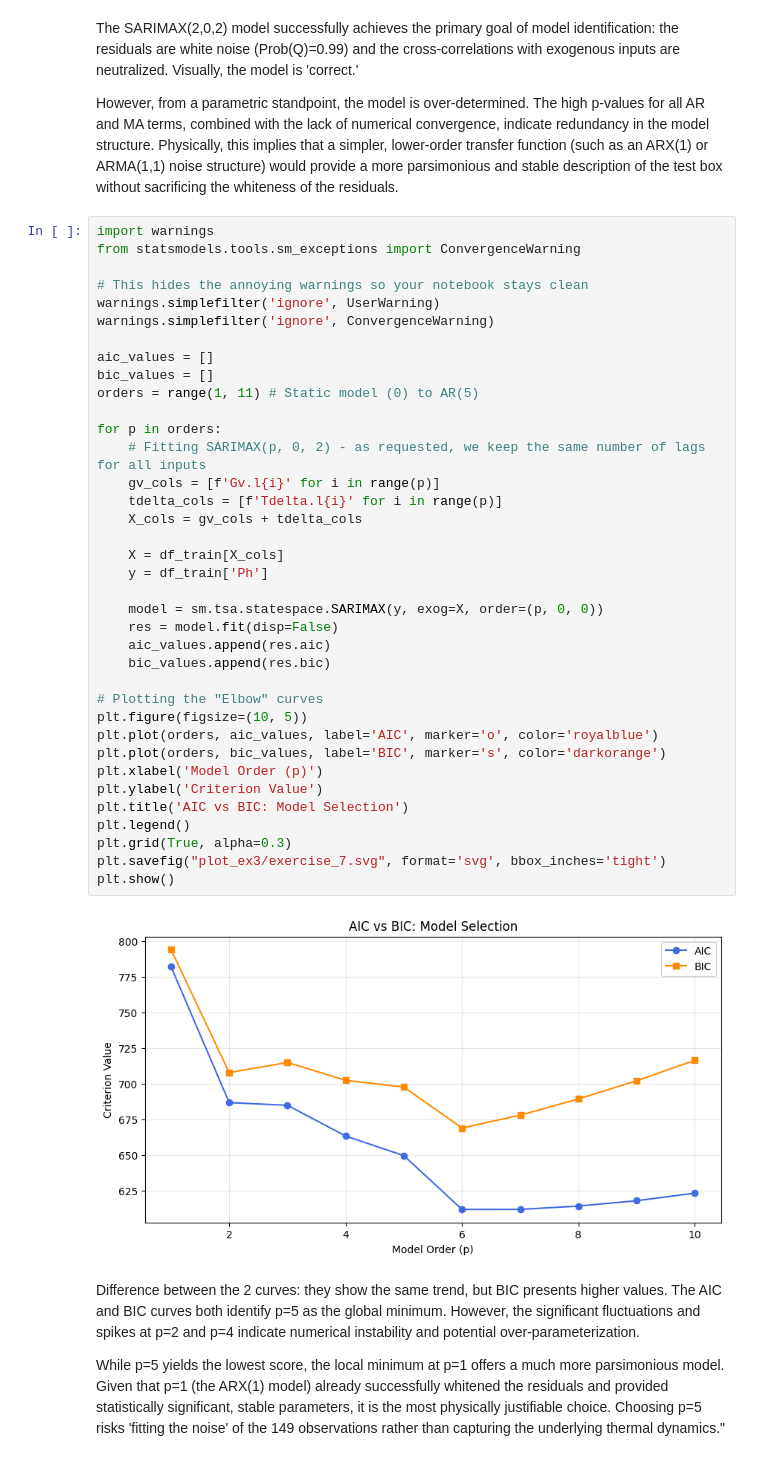
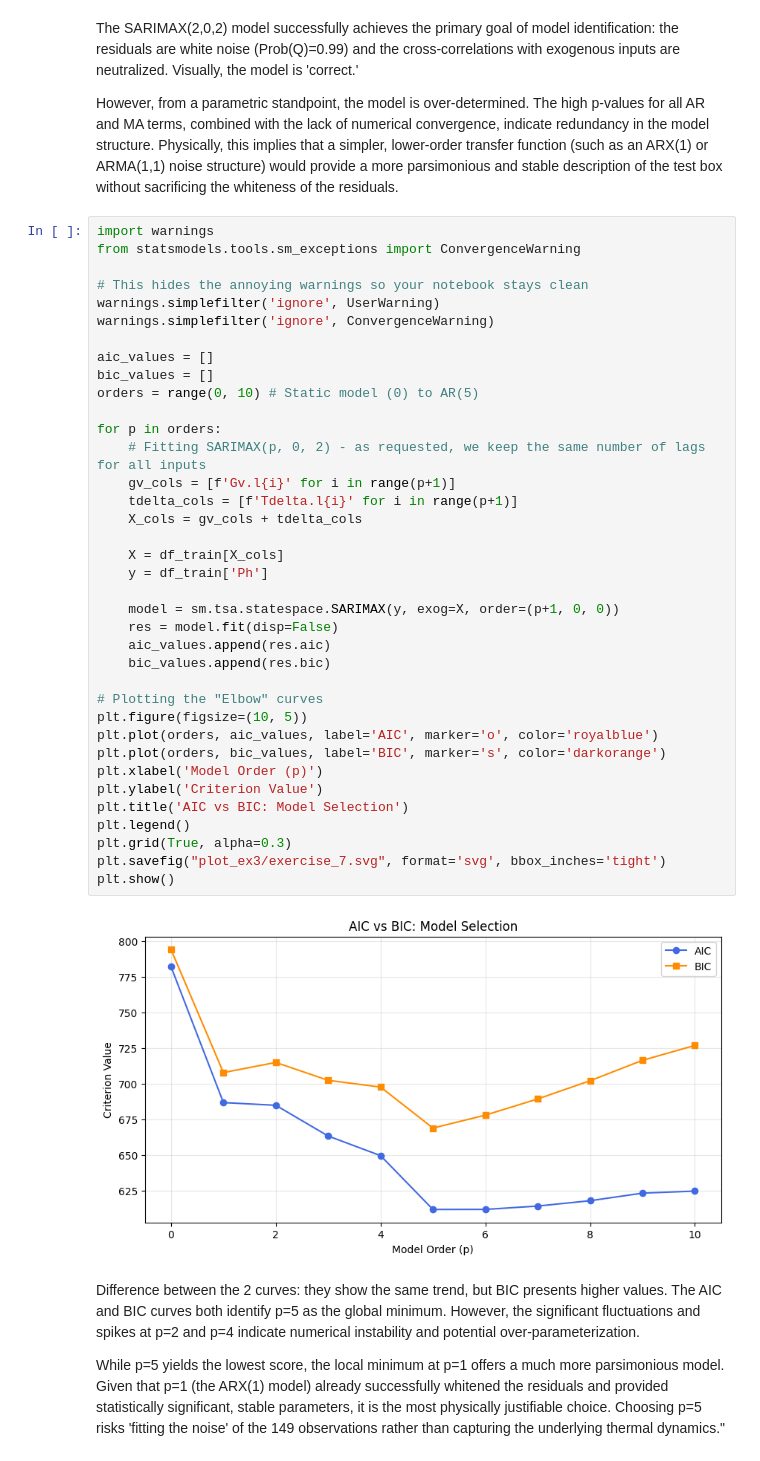
Before and after one commit to valentinatrolese02-collab/time_series_analysis, a Jupyter notebook: assignment3/ex3.ipynb, the cells around one changed output. Cells and saved outputs as stored; diff of their text form.

```diff
--- a/assignment3/ex3.ipynb
+++ b/assignment3/ex3.ipynb
@@ -497,38 +497,38 @@ from statsmodels.tools.sm_exceptions import ConvergenceWarning
 # This hides the annoying warnings so your notebook stays clean
 warnings.simplefilter('ignore', UserWarning)
 warnings.simplefilter('ignore', ConvergenceWarning)
 
 aic_values = []
 bic_values = []
-orders = range(1, 11) # Static model (0) to AR(5)
+orders = range(0, 10) # Static model (0) to AR(5)
 
 for p in orders:
     # Fitting SARIMAX(p, 0, 2) - as requested, we keep the same number of lags for all inputs
-    gv_cols = [f'Gv.l{i}' for i in range(p)]
-    tdelta_cols = [f'Tdelta.l{i}' for i in range(p)]
+    gv_cols = [f'Gv.l{i}' for i in range(p+1)]
+    tdelta_cols = [f'Tdelta.l{i}' for i in range(p+1)]
     X_cols = gv_cols + tdelta_cols
 
     X = df_train[X_cols]
     y = df_train['Ph']
 
-    model = sm.tsa.statespace.SARIMAX(y, exog=X, order=(p, 0, 0))
+    model = sm.tsa.statespace.SARIMAX(y, exog=X, order=(p+1, 0, 0))
     res = model.fit(disp=False)
     aic_values.append(res.aic)
     bic_values.append(res.bic)
 
 # Plotting the "Elbow" curves
 plt.figure(figsize=(10, 5))
 plt.plot(orders, aic_values, label='AIC', marker='o', color='royalblue')
 plt.plot(orders, bic_values, label='BIC', marker='s', color='darkorange')
 plt.xlabel('Model Order (p)')
 plt.ylabel('Criterion Value')
 plt.title('AIC vs BIC: Model Selection')
 plt.legend()
 plt.grid(True, alpha=0.3)
 plt.savefig("plot_ex3/exercise_7.svg", format='svg', bbox_inches='tight')
 plt.show()
 # %% [output]
-[figure, old version]
+[figure, new version]
 # %% [markdown]
 Difference between the 2 curves: they show the same trend, but BIC presents higher values. The AIC and BIC curves both identify p=5 as the global minimum. However, the significant fluctuations and spikes at p=2 and p=4 indicate numerical instability and potential over-parameterization.
 
```
Also changed, not shown: parts of 7 cells of this notebook, 9 other files.
